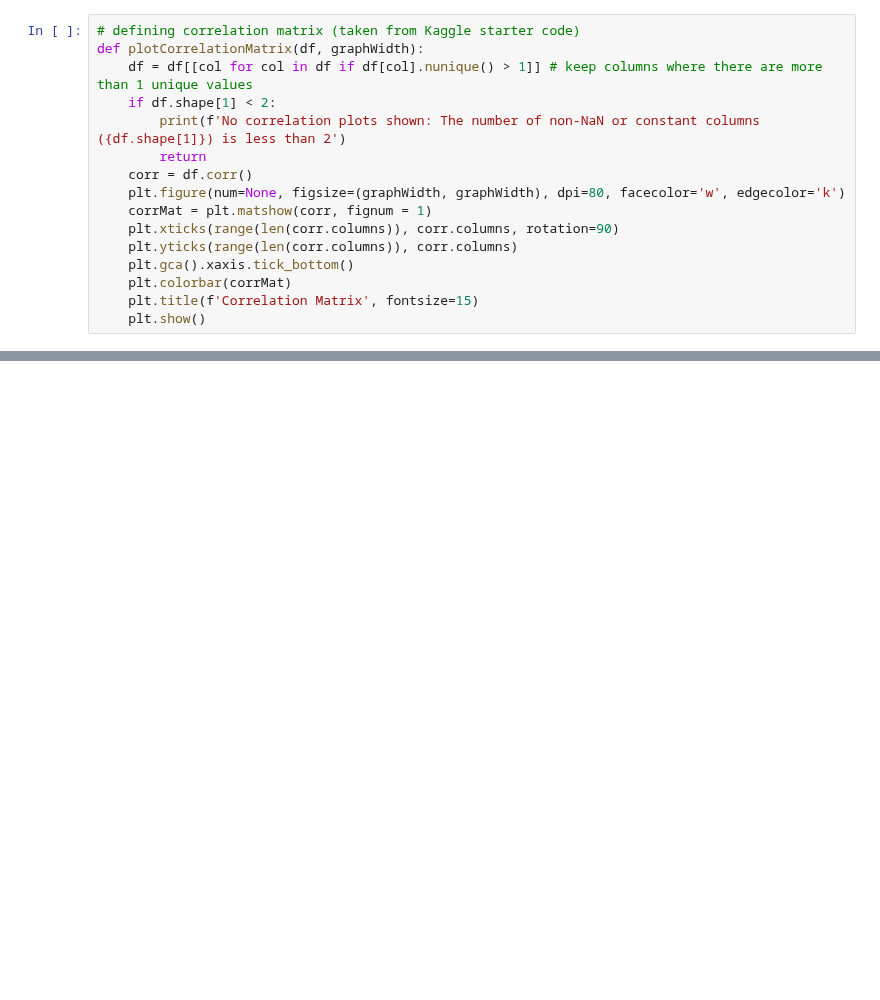
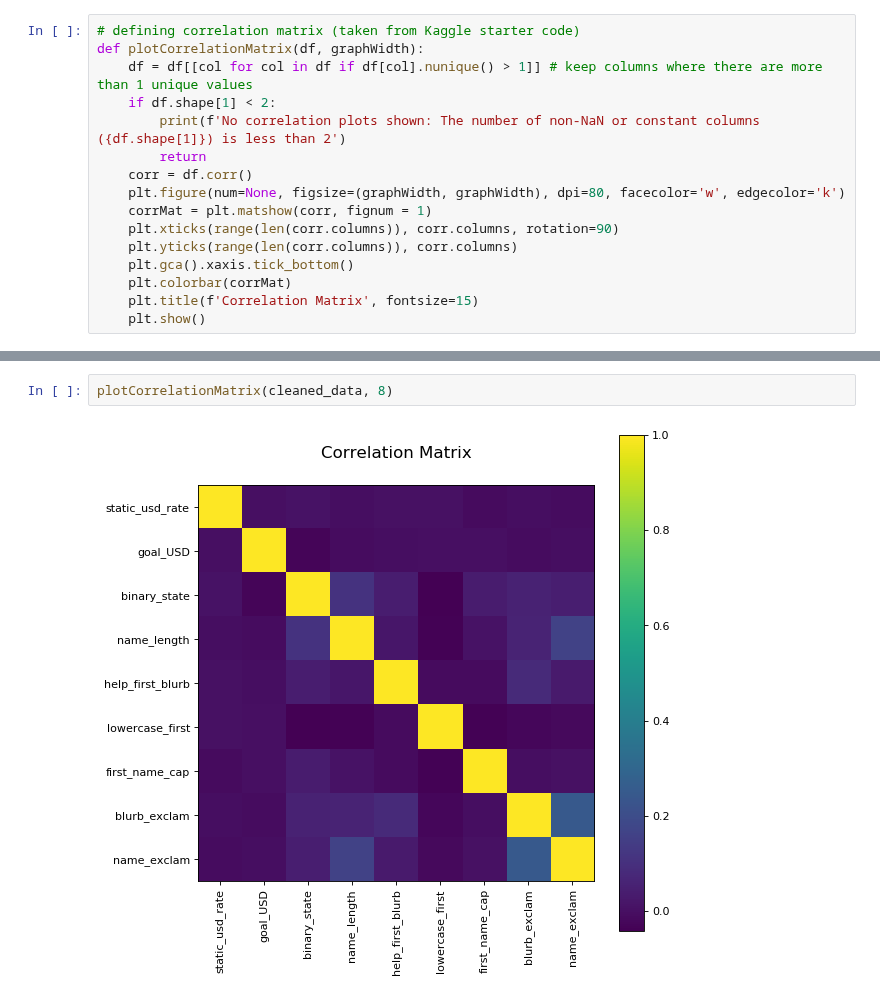
Before and after one commit to dwitten392/Springboard---DW, a Jupyter notebook: Capstone 1 - Kickstarter/Kickstarter Projects - Cleaning and Visualization.ipynb, the cells around one changed output, grey strips where cells are left out. Drawn from its saved outputs; the diff is of its cells as text; blank space fills up the shorter version.

```diff
--- a/Capstone 1 - Kickstarter/Kickstarter Projects - Cleaning and Visualization.ipynb
+++ b/Capstone 1 - Kickstarter/Kickstarter Projects - Cleaning and Visualization.ipynb
@@ -881,0 +900,4 @@ memory usage: 52.9+ MB
+# %%
+plotCorrelationMatrix(cleaned_data, 8)
+# %% [output]
+[figure, added]
```
Also changed, not shown: parts of 7 cells of this notebook.
